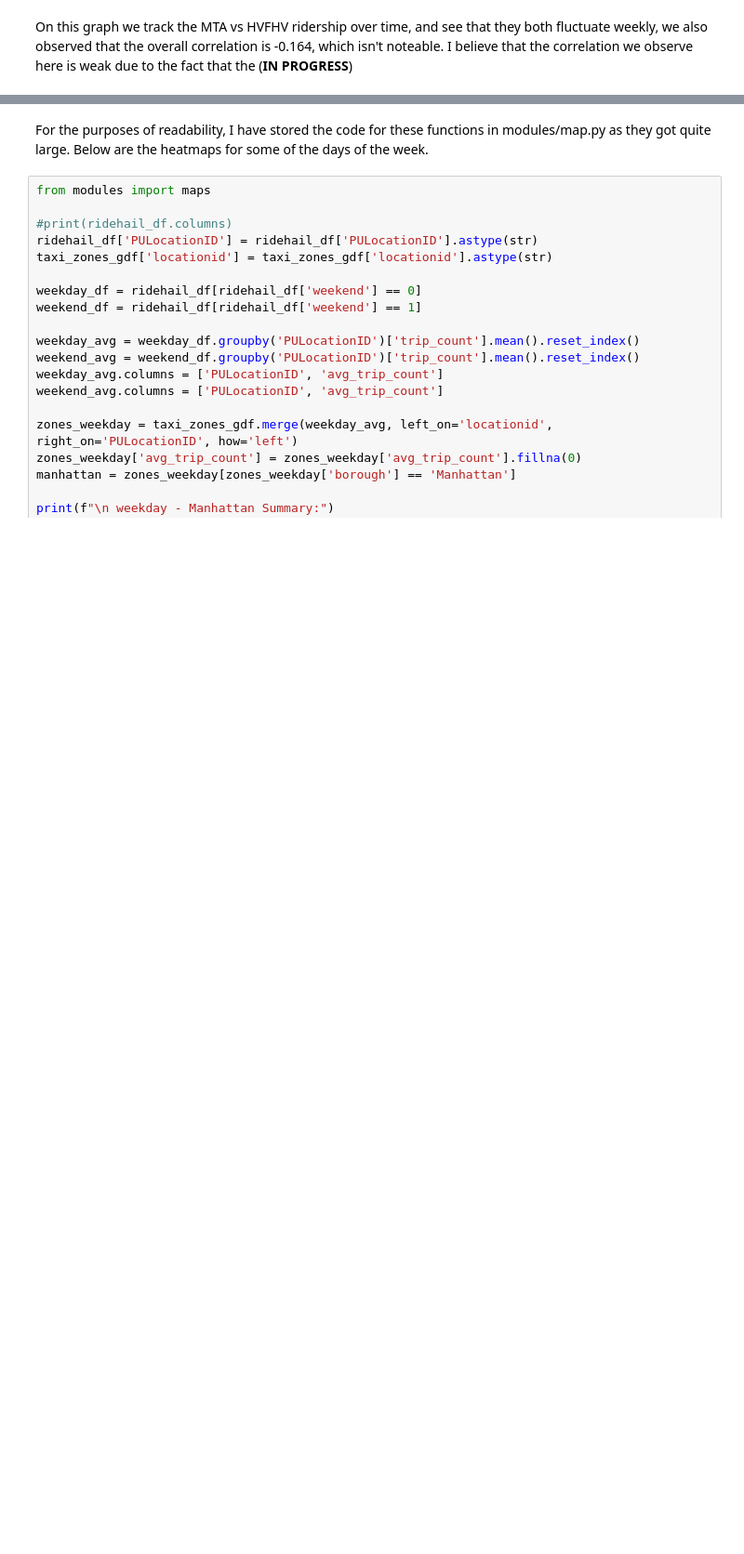
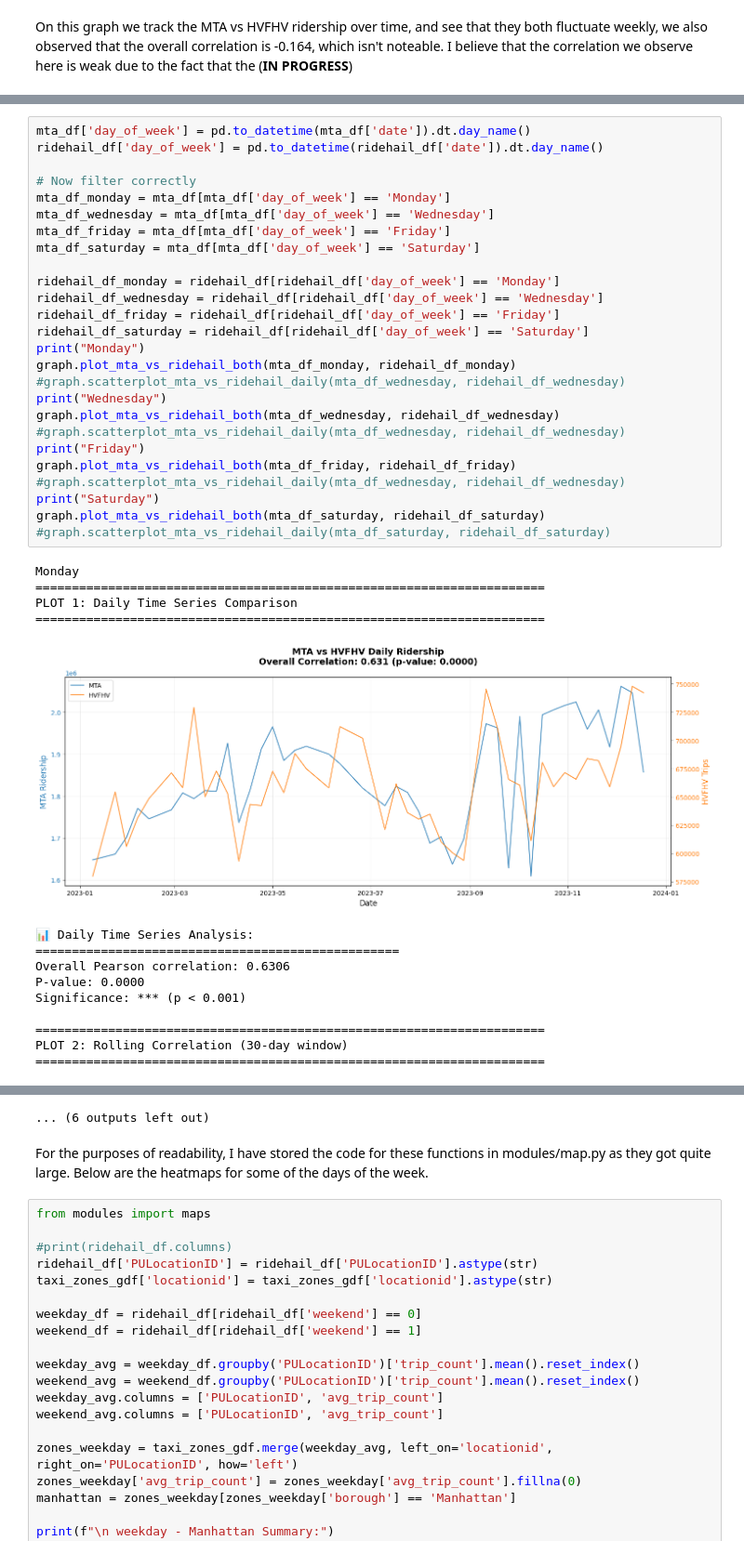
Before and after one commit to COGS108/Group063_WI26, a Jupyter notebook: 03-FinalProject.ipynb, the cells around one changed output, grey strips where cells are left out. Shown at 93% size. Cells and saved outputs as stored; diff of their text form; blank space fills up the shorter version.

```diff
--- a/03-FinalProject.ipynb
+++ b/03-FinalProject.ipynb
@@ -902,0 +901,41 @@ plt.show()
+# %%
+mta_df['day_of_week'] = pd.to_datetime(mta_df['date']).dt.day_name()
+ridehail_df['day_of_week'] = pd.to_datetime(ridehail_df['date']).dt.day_name()
+
+# Now filter correctly
+mta_df_monday = mta_df[mta_df['day_of_week'] == 'Monday']
+mta_df_wednesday = mta_df[mta_df['day_of_week'] == 'Wednesday']
+mta_df_friday = mta_df[mta_df['day_of_week'] == 'Friday']
+mta_df_saturday = mta_df[mta_df['day_of_week'] == 'Saturday']
+
+ridehail_df_monday = ridehail_df[ridehail_df['day_of_week'] == 'Monday']
+ridehail_df_wednesday = ridehail_df[ridehail_df['day_of_week'] == 'Wednesday']
+ridehail_df_friday = ridehail_df[ridehail_df['day_of_week'] == 'Friday']
+ridehail_df_saturday = ridehail_df[ridehail_df['day_of_week'] == 'Saturday']
+print("Monday")
+graph.plot_mta_vs_ridehail_both(mta_df_monday, ridehail_df_monday)
+#graph.scatterplot_mta_vs_ridehail_daily(mta_df_wednesday, ridehail_df_wednesday)
+print("Wednesday")
+graph.plot_mta_vs_ridehail_both(mta_df_wednesday, ridehail_df_wednesday)
+#graph.scatterplot_mta_vs_ridehail_daily(mta_df_wednesday, ridehail_df_wednesday)
+print("Friday")
+graph.plot_mta_vs_ridehail_both(mta_df_friday, ridehail_df_friday)
+#graph.scatterplot_mta_vs_ridehail_daily(mta_df_wednesday, ridehail_df_wednesday)
+print("Saturday")
+graph.plot_mta_vs_ridehail_both(mta_df_saturday, ridehail_df_saturday)
+#graph.scatterplot_mta_vs_ridehail_daily(mta_df_saturday, ridehail_df_saturday)
+# %% [output]
+Monday
+======================================================================
+PLOT 1: Daily Time Series Comparison
+======================================================================
+[figure, added]
+📊 Daily Time Series Analysis:
+==================================================
+Overall Pearson correlation: 0.6306
+P-value: 0.0000
+Significance: *** (p < 0.001)
+
+======================================================================
+PLOT 2: Rolling Correlation (30-day window)
+======================================================================
@@ -903,3 +991,4 @@ plt.show()
+... (6 outputs left out)
 # %% [markdown]
 For the purposes of readability, I have stored the code for these functions in modules/map.py as they got quite large. Below are the heatmaps for some of the days of the week.
 # %%
```
Also changed, not shown: parts of 20 cells of this notebook.
